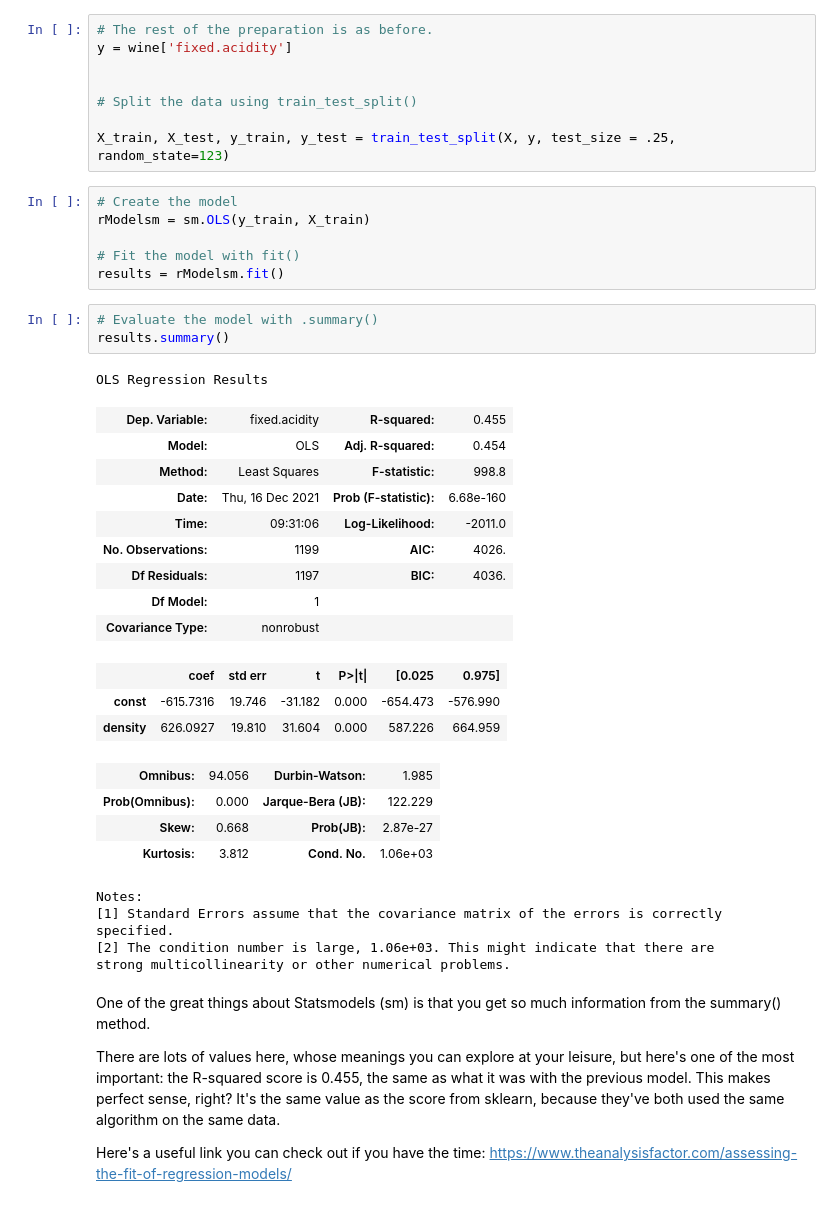
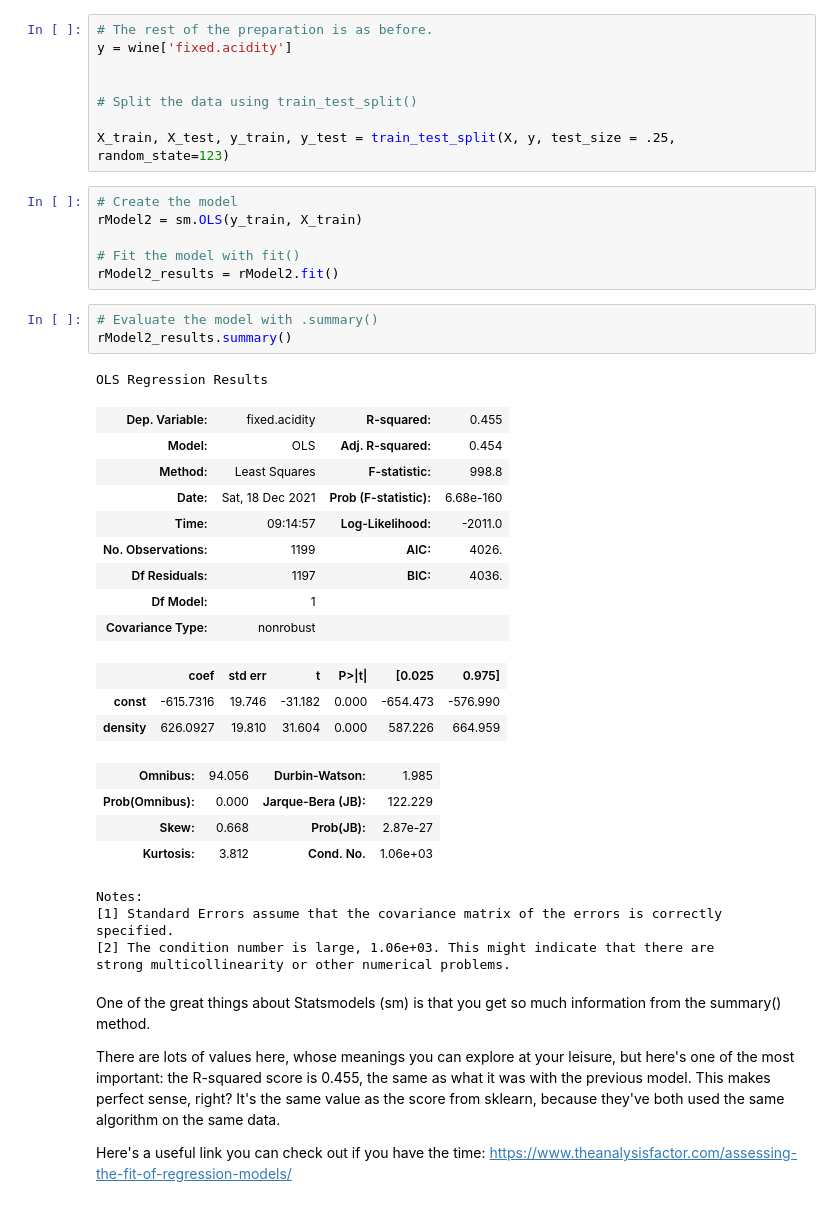
Before and after one commit to josephplpriest/springboard, a Jupyter notebook: case_studies/11.4.1 Case Study - Linear Regression/Springboard Regression Case Study - the Red Wine Dataset - Tier 3[Paul Priest].ipynb, the cells around one changed output. Cells and saved outputs as stored; diff of their text form.

```diff
--- a/case_studies/11.4.1 Case Study - Linear Regression/Springboard Regression Case Study - the Red Wine Dataset - Tier 3.ipynb
+++ b/case_studies/11.4.1 Case Study - Linear Regression/Springboard Regression Case Study - the Red Wine Dataset - Tier 3[Paul Priest].ipynb
@@ -331,20 +331,20 @@ y = wine['fixed.acidity']
 X_train, X_test, y_train, y_test = train_test_split(X, y, test_size = .25, random_state=123)
 # %%
 # Create the model
-rModelsm = sm.OLS(y_train, X_train)
+rModel2 = sm.OLS(y_train, X_train)
 
 # Fit the model with fit()
-results = rModelsm.fit()
+rModel2_results = rModel2.fit()
 # %%
 # Evaluate the model with .summary()
-results.summary()
+rModel2_results.summary()
 # %% [output]
 OLS Regression Results
 | Dep. Variable: | fixed.acidity | R-squared: | 0.455 |
 | Model: | OLS | Adj. R-squared: | 0.454 |
 | Method: | Least Squares | F-statistic: | 998.8 |
-| Date: | Thu, 16 Dec 2021 | Prob (F-statistic): | 6.68e-160 |
-| Time: | 09:31:06 | Log-Likelihood: | -2011.0 |
+| Date: | Sat, 18 Dec 2021 | Prob (F-statistic): | 6.68e-160 |
+| Time: | 09:14:57 | Log-Likelihood: | -2011.0 |
 | No. Observations: | 1199 | AIC: | 4026. |
 | Df Residuals: | 1197 | BIC: | 4036. |
 | Df Model: | 1 |  |  |
```
Also changed, not shown: parts of 16 cells of this notebook.
